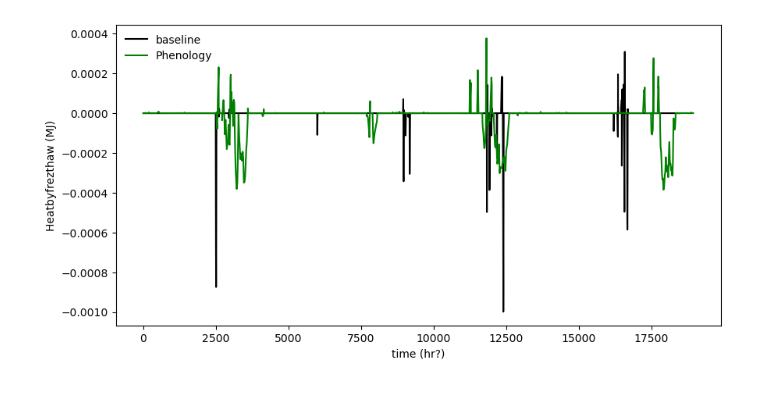
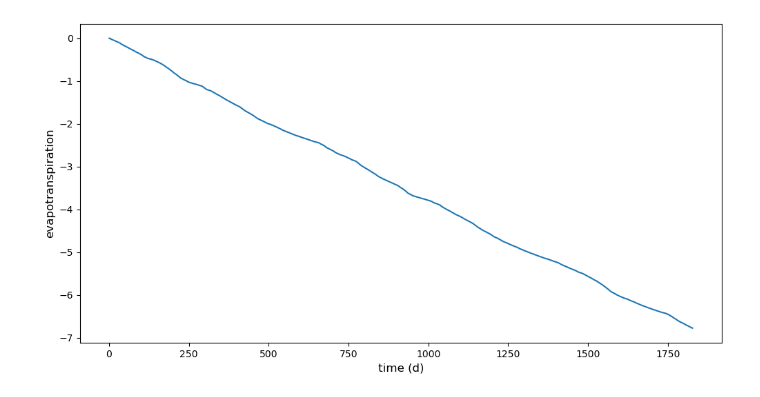
Before and after one commit to AndrewGraus/ATS-EcoSIM-demos, a Jupyter notebook: jupyter_notebooks/root_flux_test.ipynb, the cells around one changed output. Drawn from its saved outputs; the diff is of its cells as text; code cells hidden in the pictures.

```diff
--- a/jupyter_notebooks/root_flux_test.ipynb
+++ b/jupyter_notebooks/root_flux_test.ipynb
@@ -55,11 +2,0 @@ plt.show()
-# %%
-fig2 = plt.figure(figsize=(10,5))
-plt.plot(range(len(T_base)),energy_base[:,3],color='k', label="baseline")
-plt.plot(range(len(T_phen)),energy_phen[:,3],color='g', label="Phenology")
-#plt.plot(time,sd_high,color='r', label="albeo = 0.9")
-plt.legend(frameon=False)
-plt.xlabel("time (hr?)")
-plt.ylabel("Heatbyfrezthaw (MJ)")
-plt.show()
-# %% [output]
-[figure, removed]
@@ -65,0 +6,18 @@ plt.show()
+# %%
+f = np.loadtxt('../Phenology_calibration/root_test_ET_obs/surf_prop.dat',delimiter=',')
+time = f[:,0]/86400
+snow_depth = f[:,1]
+ET = f[:,2]
+Evap_grnd = f[:,3]
+Evap_snow = f[:,4]
+Sublim_snow = f[:,5]
+Qe = f[:,6]
+Qw = f[:,7]
+# %%
+plt.figure(figsize=(12,6))
+plt.plot(time,ET)
+plt.xlabel("time (d)",fontsize=12)
+plt.ylabel("evapotranspiration",fontsize=12)
+plt.show()
+# %% [output]
+[figure, added]
```
Also changed, not shown: parts of 11 cells of this notebook.
